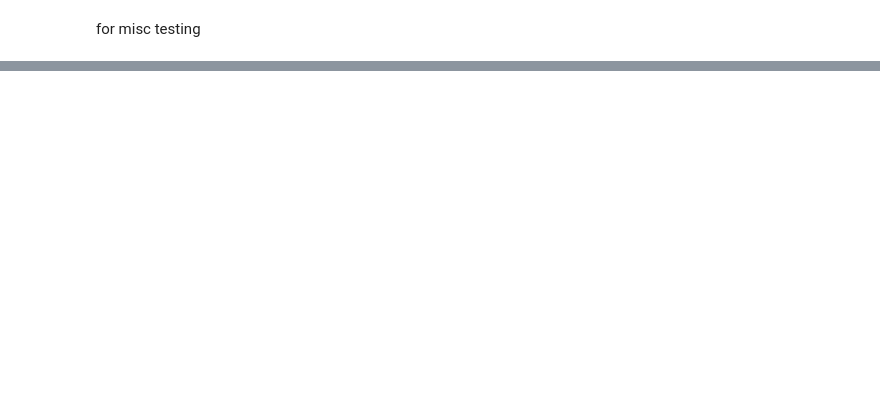
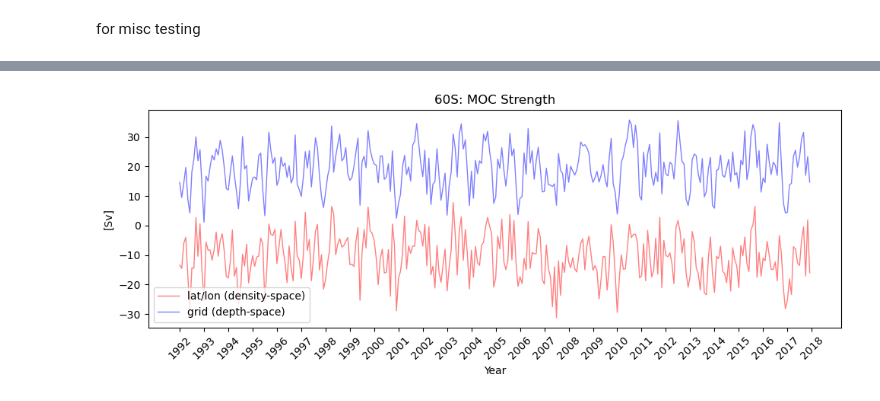
Before and after one commit to ai4er-cdt/OTP, a Jupyter notebook: notebooks/sandbox.ipynb, the cells around one changed output, grey strips where cells are left out. Cells and saved outputs as stored; diff of their text form; code cells hidden in the pictures; blank space fills up the shorter version.

```diff
--- a/notebooks/sandbox.ipynb
+++ b/notebooks/sandbox.ipynb
@@ -40,0 +54,20 @@ interpolating velocity (over 100 depths)...
+# %%
+import xarray as xr
+
+vm = xr.open_dataset("/mnt/g/My Drive/GTC/streamfunctions_ecco/60S/PSI_residual60S.nc")
+ve = xr.open_dataset("/mnt/g/My Drive/GTC/streamfunctions_ecco/60S/PSI_bolus60S.nc")
+v = vm + ve
+grid = v["moc"].to_numpy()
+# %%
+fig, ax = plt.subplots(figsize=(10, 4))
+ax.set_title("60S: MOC Strength")
+ax.set_xlabel("Year"); ax.set_ylabel("[Sv]")
+ax.plot(density[1, :], color="red", linestyle="-", linewidth="1", alpha=0.5, label="lat/lon (density-space)")
+ax.plot(grid[:, 0], color="blue", linestyle="-", linewidth="1", alpha=0.5, label="grid (depth-space)")
+ax.set_xticks(np.arange(0, density.shape[1]+12, 12), np.arange(1992, 2019))
+ax.xaxis.set_tick_params(rotation=45)
+ax.legend()
+plt.tight_layout()
+plt.show()
+# %% [output]
+[figure, added]
```
Also changed, not shown: parts of 5 cells of this notebook, 1 other file.
